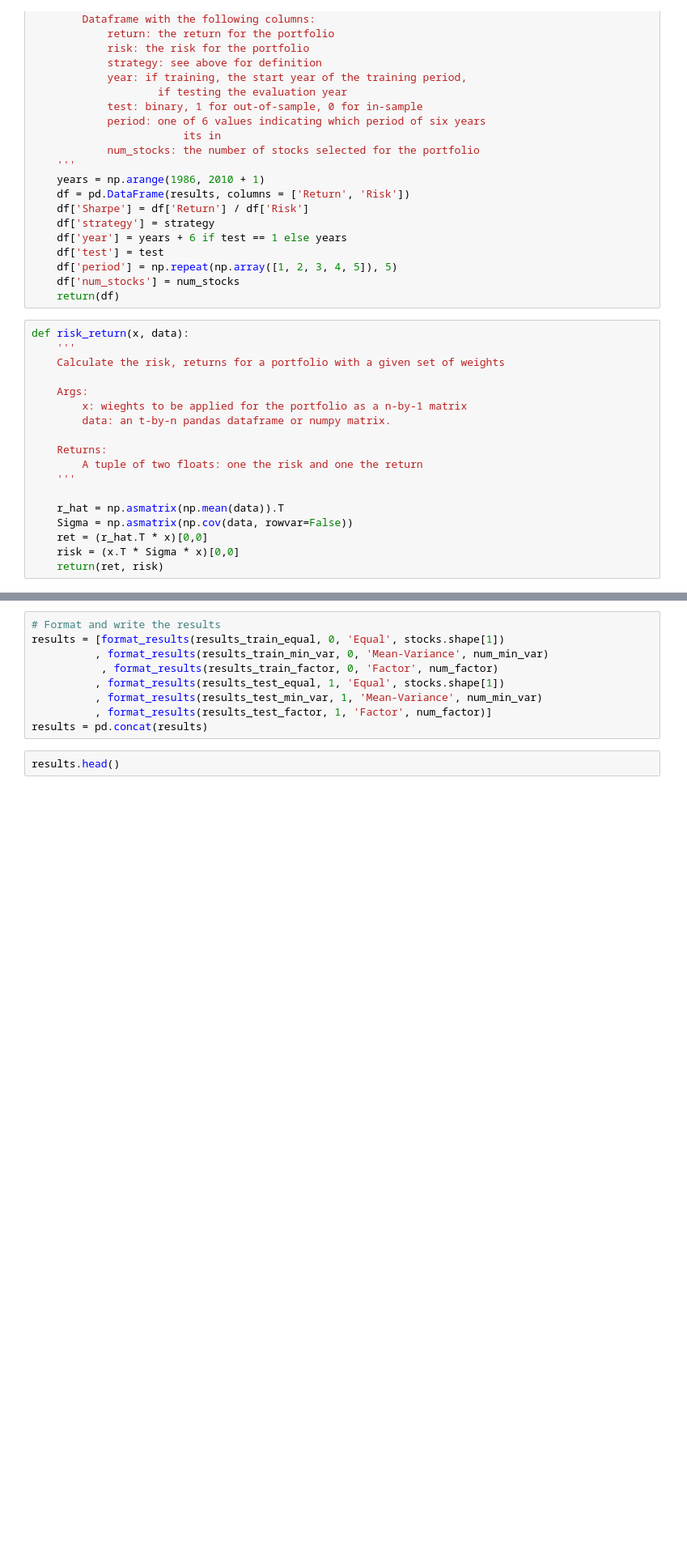
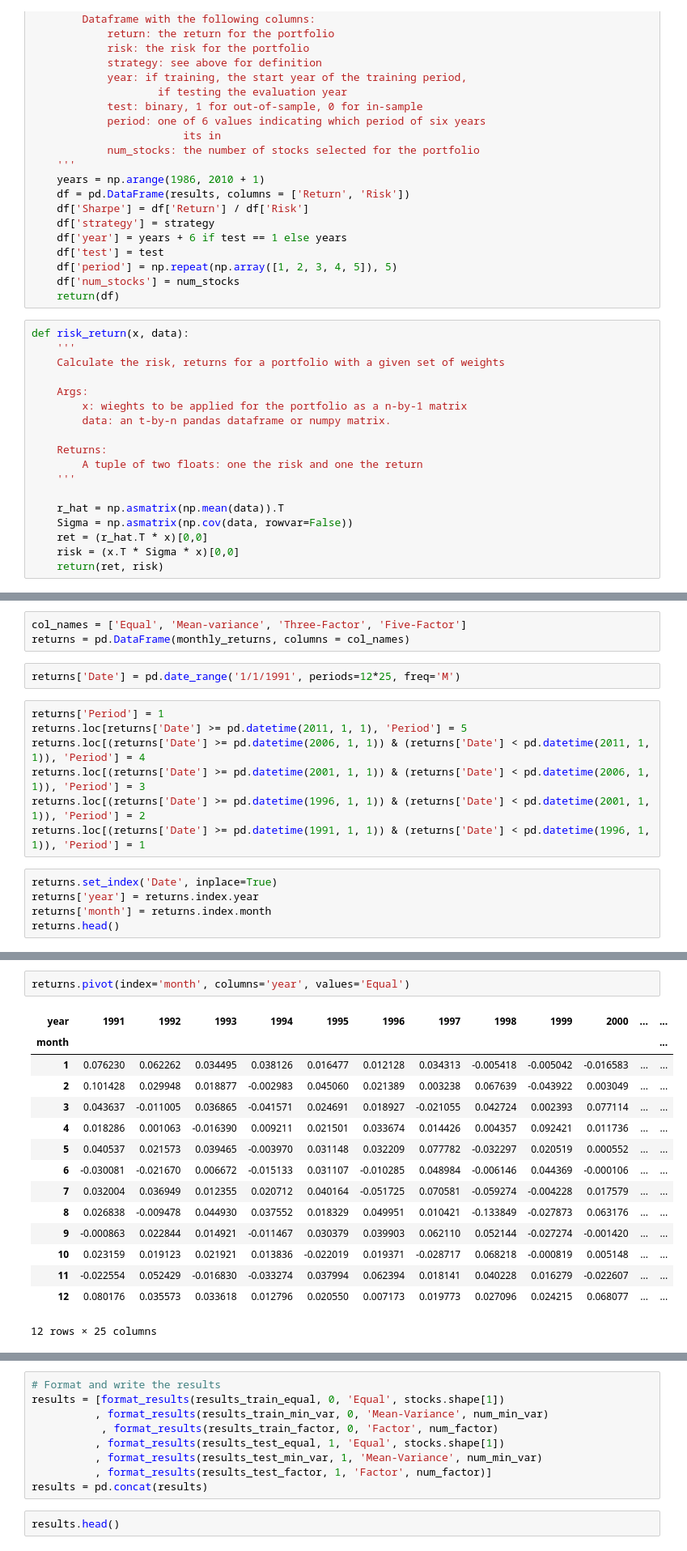
Before and after one commit to josiahdavis/stocks222, a Jupyter notebook: sandbox/josiah/fama-french.ipynb, the cells around one changed output, grey strips where cells are left out. Shown at 81% size. Cells and saved outputs as stored; diff of their text form; blank space fills up the shorter version.

```diff
--- a/sandbox/josiah/fama-french.ipynb
+++ b/sandbox/josiah/fama-french.ipynb
@@ -335,0 +387,17 @@ write_monthly(monthly_returns_factor, 'monthly_factor.csv')
+# %%
+col_names = ['Equal', 'Mean-variance', 'Three-Factor', 'Five-Factor']
+returns = pd.DataFrame(monthly_returns, columns = col_names)
+# %%
+returns['Date'] = pd.date_range('1/1/1991', periods=12*25, freq='M')
+# %%
+returns['Period'] = 1
+returns.loc[returns['Date'] >= pd.datetime(2011, 1, 1), 'Period'] = 5
+returns.loc[(returns['Date'] >= pd.datetime(2006, 1, 1)) & (returns['Date'] < pd.datetime(2011, 1, 1)), 'Period'] = 4
+returns.loc[(returns['Date'] >= pd.datetime(2001, 1, 1)) & (returns['Date'] < pd.datetime(2006, 1, 1)), 'Period'] = 3
+returns.loc[(returns['Date'] >= pd.datetime(1996, 1, 1)) & (returns['Date'] < pd.datetime(2001, 1, 1)), 'Period'] = 2
+returns.loc[(returns['Date'] >= pd.datetime(1991, 1, 1)) & (returns['Date'] < pd.datetime(1996, 1, 1)), 'Period'] = 1
+# %%
+returns.set_index('Date', inplace=True)
+returns['year'] = returns.index.year
+returns['month'] = returns.index.month
+returns.head()
@@ -335,0 +412,18 @@ write_monthly(monthly_returns_factor, 'monthly_factor.csv')
+# %%
+returns.pivot(index='month', columns='year', values='Equal')
+# %% [output]
+| year | 1991 | 1992 | 1993 | 1994 | 1995 | 1996 | 1997 | 1998 | 1999 | 2000 | ... | ... |
+| month |  |  |  |  |  |  |  |  |  |  |  | ... |
+| 1 | 0.076230 | 0.062262 | 0.034495 | 0.038126 | 0.016477 | 0.012128 | 0.034313 | -0.005418 | -0.005042 | -0.016583 | ... | ... |
+| 2 | 0.101428 | 0.029948 | 0.018877 | -0.002983 | 0.045060 | 0.021389 | 0.003238 | 0.067639 | -0.043922 | 0.003049 | ... | ... |
+| 3 | 0.043637 | -0.011005 | 0.036865 | -0.041571 | 0.024691 | 0.018927 | -0.021055 | 0.042724 | 0.002393 | 0.077114 | ... | ... |
+| 4 | 0.018286 | 0.001063 | -0.016390 | 0.009211 | 0.021501 | 0.033674 | 0.014426 | 0.004357 | 0.092421 | 0.011736 | ... | ... |
+| 5 | 0.040537 | 0.021573 | 0.039465 | -0.003970 | 0.031148 | 0.032209 | 0.077782 | -0.032297 | 0.020519 | 0.000552 | ... | ... |
+| 6 | -0.030081 | -0.021670 | 0.006672 | -0.015133 | 0.031107 | -0.010285 | 0.048984 | -0.006146 | 0.044369 | -0.000106 | ... | ... |
+| 7 | 0.032004 | 0.036949 | 0.012355 | 0.020712 | 0.040164 | -0.051725 | 0.070581 | -0.059274 | -0.004228 | 0.017579 | ... | ... |
+| 8 | 0.026838 | -0.009478 | 0.044930 | 0.037552 | 0.018329 | 0.049951 | 0.010421 | -0.133849 | -0.027873 | 0.063176 | ... | ... |
+| 9 | -0.000863 | 0.022844 | 0.014921 | -0.011467 | 0.030379 | 0.039903 | 0.062110 | 0.052144 | -0.027274 | -0.001420 | ... | ... |
+| 10 | 0.023159 | 0.019123 | 0.021921 | 0.013836 | -0.022019 | 0.019371 | -0.028717 | 0.068218 | -0.000819 | 0.005148 | ... | ... |
+| 11 | -0.022554 | 0.052429 | -0.016830 | -0.033274 | 0.037994 | 0.062394 | 0.018141 | 0.040228 | 0.016279 | -0.022607 | ... | ... |
+| 12 | 0.080176 | 0.035573 | 0.033618 | 0.012796 | 0.020550 | 0.007173 | 0.019773 | 0.027096 | 0.024215 | 0.068077 | ... | ... |
+12 rows × 25 columns
```
Also changed, not shown: parts of 17 cells of this notebook, 2 other files.
